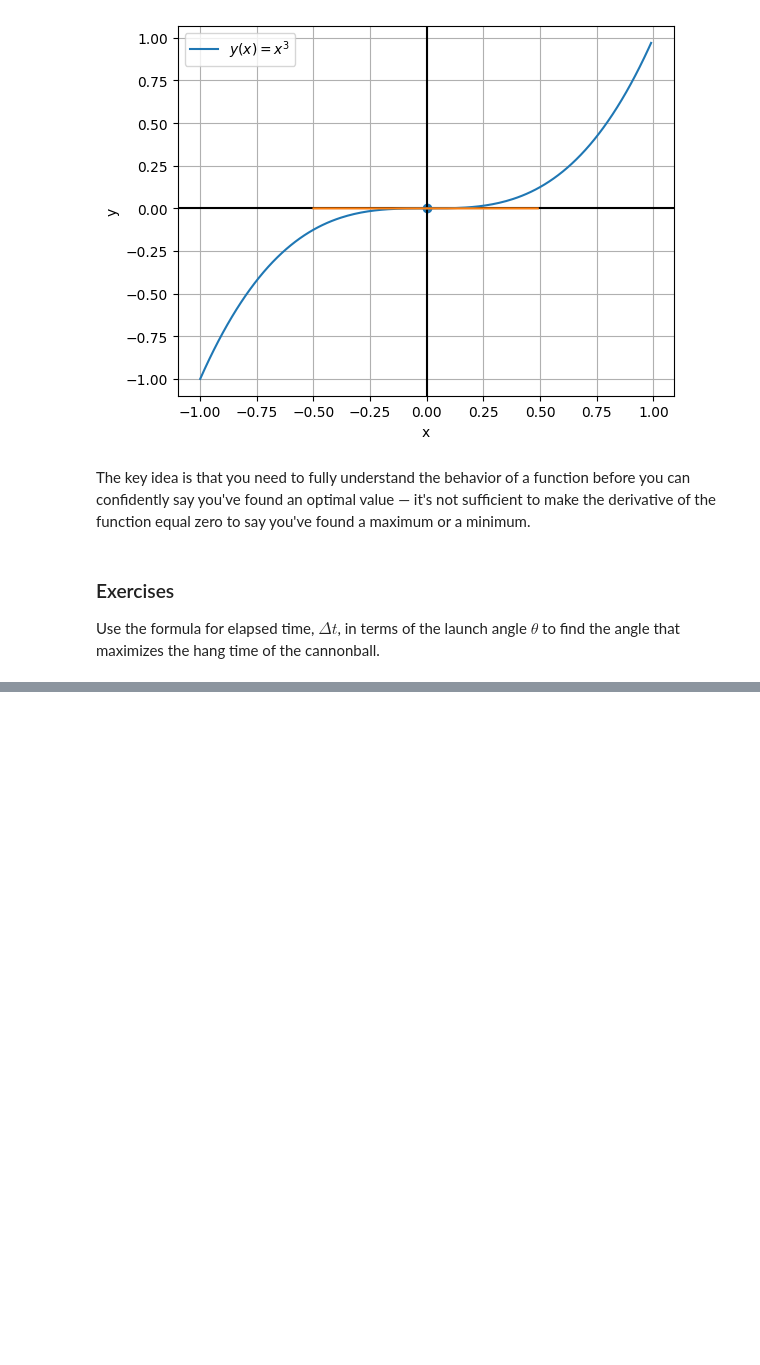
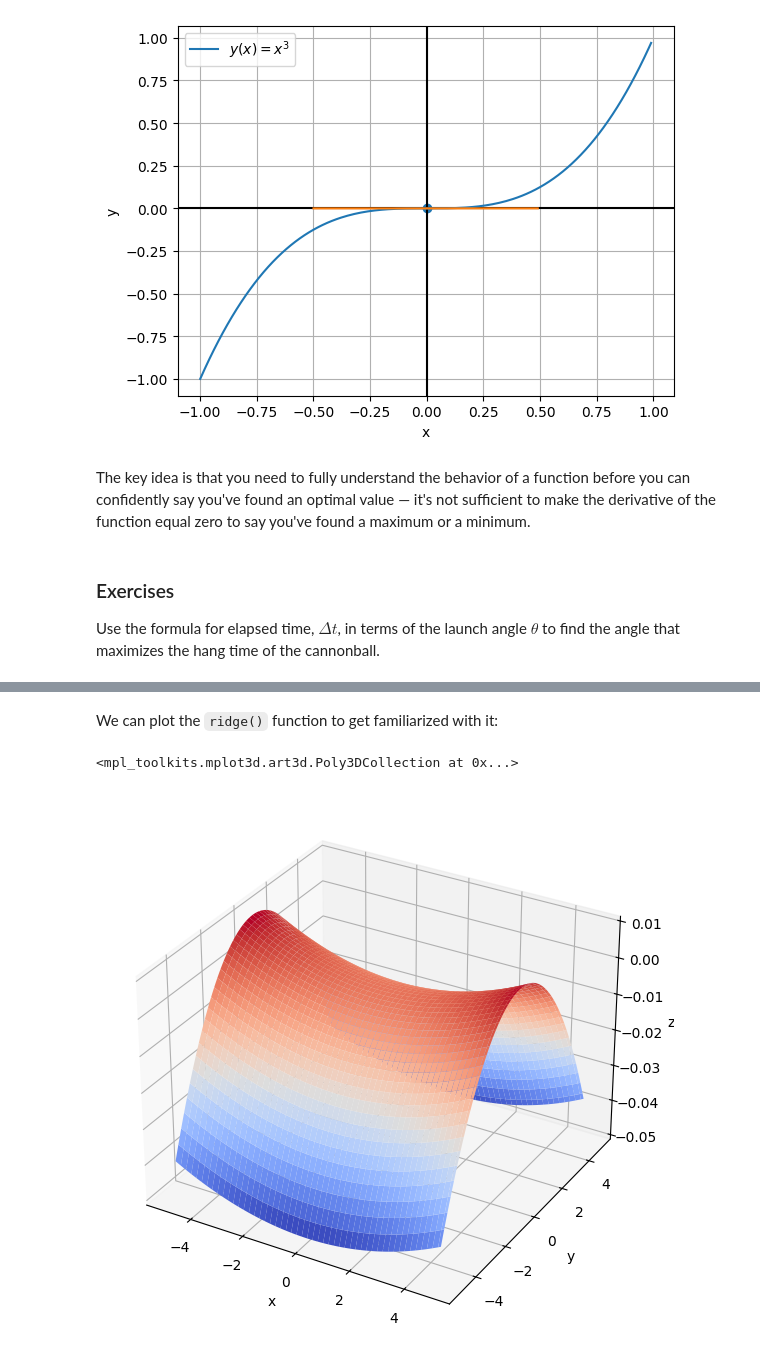
Before and after one commit to sergiofgonzalez/python-workbench, a Jupyter notebook: part_2-math/01_math-concepts/11_optimizing-physical-systems/11_optimizing-physical-systems.ipynb, the cells around one changed output, grey strips where cells are left out. Cells and saved outputs as stored; diff of their text form; code cells hidden in the pictures; blank space fills up the shorter version.

```diff
--- a/part_2-math/01_math-concepts/11_optimizing-physical-systems/11_optimizing-physical-systems.ipynb
+++ b/part_2-math/01_math-concepts/11_optimizing-physical-systems/11_optimizing-physical-systems.ipynb
@@ -1310,0 +1540,33 @@ Use the formula for elapsed time, $ \Delta t $, in terms of the launch angle $ \
+# %%
+def flat_ground(x, y):
+    return 0
+
+def ridge(x, y):
+    return (x ** 2 - 5 * y ** 2) / 2500
+# %% [markdown]
+We can plot the `ridge()` function to get familiarized with it:
+# %%
+import matplotlib.pyplot as plt
+import numpy as np
+
+def ridge(x, y):
+    return (x ** 2 - 5 * y ** 2) / 2500
+
+fig = plt.figure()
+fig.set_size_inches(7, 7)
+ax = plt.axes(projection="3d")
+
+f = np.vectorize(ridge)
+xs = np.arange(-5, 5, 0.1)
+ys = np.arange(-5, 5, 0.1)
+X, Y = np.meshgrid(xs, ys)
+Z = f(X, Y)
+
+ax.set_xlabel("x")
+ax.set_ylabel("y")
+ax.set_zlabel("z")
+
+ax.plot_surface(X, Y, Z, cmap="coolwarm", alpha=1, antialiased=True)
+# %% [output]
+<mpl_toolkits.mplot3d.art3d.Poly3DCollection at 0x...>
+[figure, added]
```
Also changed, not shown: parts of 57 cells of this notebook, 10 other files.
